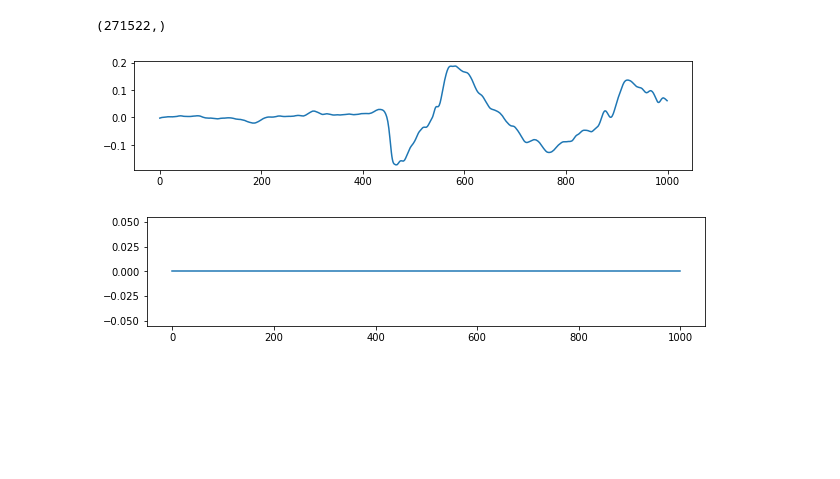
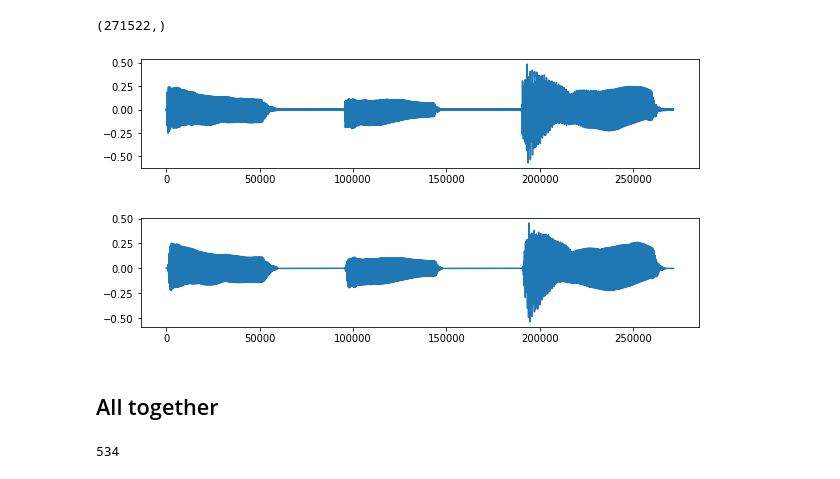
Before and after one commit to jhartquist/rtma, a Jupyter notebook: nbs/04_sine_model.ipynb, the cells around one changed output. Drawn from its saved outputs; the diff is of its cells as text; code cells hidden in the pictures; blank space fills up the shorter version.

Commit message:
sine_tracking working, very ugly code

```diff
--- a/nbs/04_sine_model.ipynb
+++ b/nbs/04_sine_model.ipynb
@@ -305,6 +305,7 @@ ipd.display(ipd.Audio(y, rate=sr))
 # %% [markdown]
 ## Sine Model Analysis
 # %%
+#export
 class Frame:
     def __init__(self, freqs=None, mags=None, phases=None):
         self.freqs = freqs
@@ -312,5 +313,5 @@ class Frame:
         self.phases = phases
 
     def __len__(self):
-        return len(self.freqs) if self.freqs else 0
+        return self.freqs.size
 # %%
@@ -380,10 +385,23 @@ y.shape
 [interactive output not drawn]
 (271522,)
 # %%
-plot(x[:1000])
+plot(x)
 # %% [output]
-[figure, old version]
+[figure, new version]
 # %%
-plot(y[:1000])
+plot(y)
 # %% [output]
-[figure, old version]
+[figure, new version]
+# %% [markdown]
+## All together
+# %%
+x, sr = load_audio(fn)
+n_fft = 2048
+m = 1001
+h = 512
+t = -50
+w = get_cola_window('hamming', n_fft, h)
+frames = sine_model_analysis(x, sr, w, n_fft, h, t)
+len(frames)
+# %% [output]
+534
```
Also changed, not shown: parts of 23 cells of this notebook, 2 other files.
